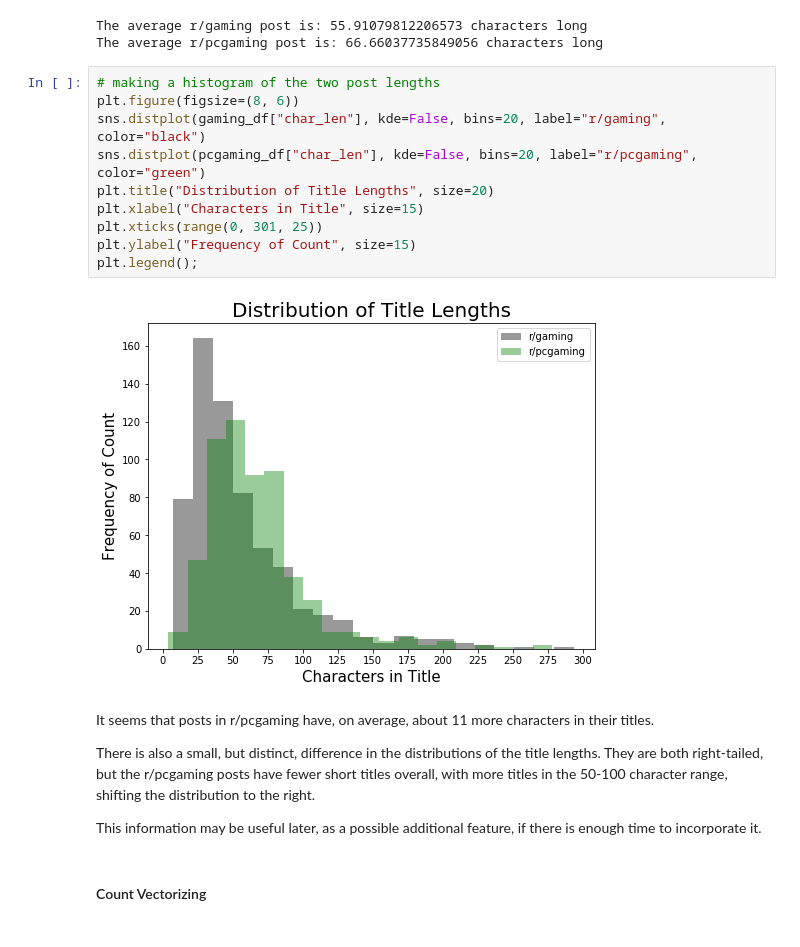
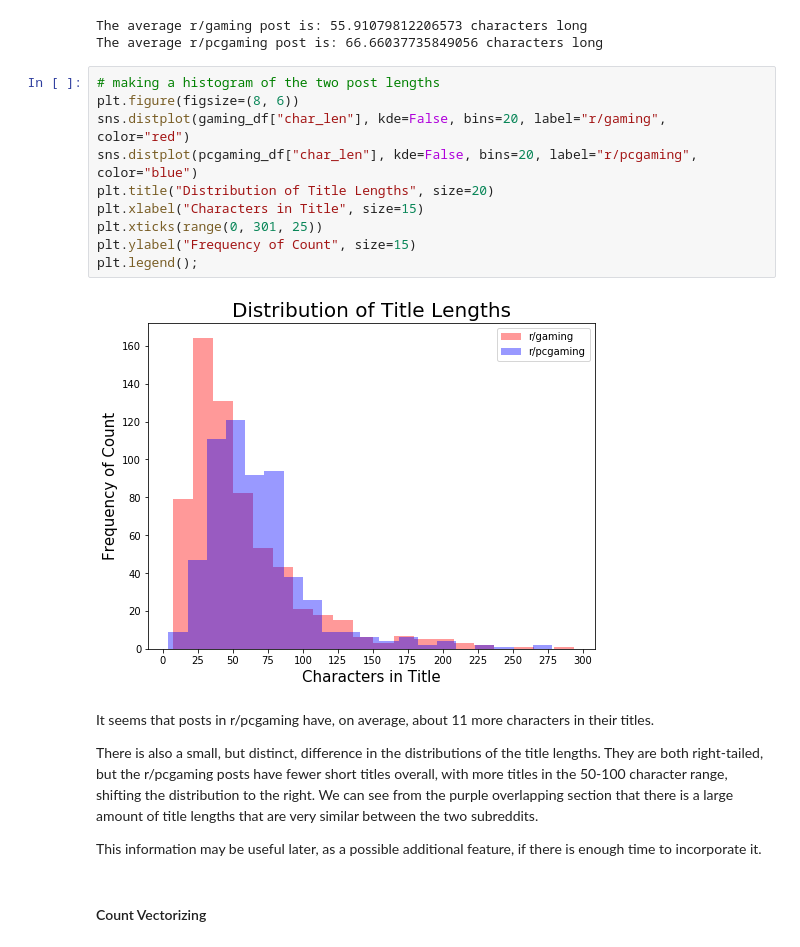
Before and after one commit to ondovj/reddit_classification, a Jupyter notebook: Code/2-cleaning_through_conclusions.ipynb, the cells around one changed output. Drawn from its saved outputs; the diff is of its cells as text.

```diff
--- a/Code/2-cleaning_through_conclusions.ipynb
+++ b/Code/2-cleaning_through_conclusions.ipynb
@@ -319,19 +319,19 @@ The average r/pcgaming post is: 66.66037735849056 characters long
 # %%
 # making a histogram of the two post lengths
 plt.figure(figsize=(8, 6))
-sns.distplot(gaming_df["char_len"], kde=False, bins=20, label="r/gaming", color="black")
-sns.distplot(pcgaming_df["char_len"], kde=False, bins=20, label="r/pcgaming", color="green")
+sns.distplot(gaming_df["char_len"], kde=False, bins=20, label="r/gaming", color="red")
+sns.distplot(pcgaming_df["char_len"], kde=False, bins=20, label="r/pcgaming", color="blue")
 plt.title("Distribution of Title Lengths", size=20)
 plt.xlabel("Characters in Title", size=15)
 plt.xticks(range(0, 301, 25))
 plt.ylabel("Frequency of Count", size=15)
 plt.legend();
 # %% [output]
-[figure, old version]
+[figure, new version]
 # %% [markdown]
 It seems that posts in r/pcgaming have, on average, about 11 more characters in their titles.
 
-There is also a small, but distinct, difference in the distributions of the title lengths. They are both right-tailed, but the r/pcgaming posts have fewer short titles overall, with more titles in the 50-100 character range, shifting the distribution to the right.
+There is also a small, but distinct, difference in the distributions of the title lengths. They are both right-tailed, but the r/pcgaming posts have fewer short titles overall, with more titles in the 50-100 character range, shifting the distribution to the right. We can see from the purple overlapping section that there is a large amount of title lengths that are very similar between the two subreddits.
 
 This information may be useful later, as a possible additional feature, if there is enough time to incorporate it.
 # %% [markdown]
```
Also changed, not shown: parts of 10 cells of this notebook, 1 other file.
